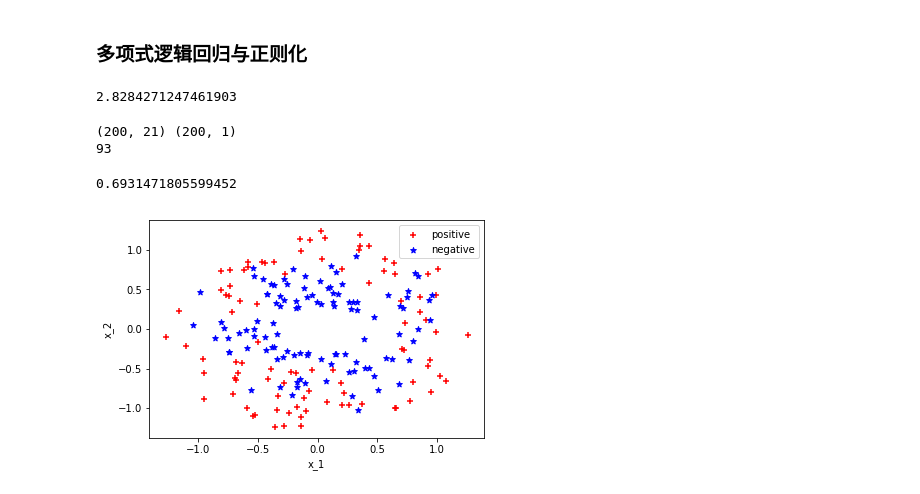
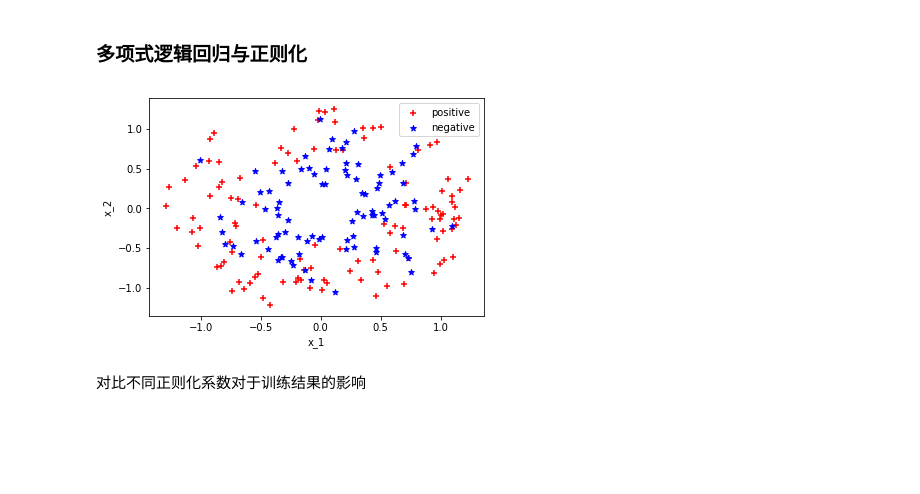
Before and after one commit to TapasTech/EasyShare-ML, a Jupyter notebook: Logistic-Regression.ipynb, the cells around one changed output. Saved outputs shown, nothing was run; the diff lists cells and outputs as text; code cells hidden in the pictures; blank space fills up the shorter version.

```diff
--- a/Logistic-Regression.ipynb
+++ b/Logistic-Regression.ipynb
@@ -53,8 +72,10 @@ print(sum(y.flatten()))
 def plotData(X, y, xlabel='x_1', ylabel='x_2', axes=None, label_pos='positive', label_neg='negative'):
     pos_index = y[:, 0] == 1
     neg_index = y[:, 0] == 0
-    if axes == None:
+    plt.figure(figsize=(6,6), dpi=80)
+    if not axes:
         axes = plt.gca()
+
     axes.scatter(X[pos_index][:,1], X[pos_index][:,2], marker='+', c='r', label=label_pos)
     axes.scatter(X[neg_index][:,1], X[neg_index][:,2], marker='*', c='b', label=label_neg)
     axes.set_xlabel(xlabel)
@@ -212,26 +231,15 @@ def gradientReg(theta, reg, *args):
     h = sigmoid(XX.dot(theta.reshape(-1,1)))
     grad = (1/m)*XX.T.dot(h-y) + (reg/m)*np.r_[[[0]],theta[1:].reshape(-1,1)]
     return(grad.flatten())
-# %%
-dx= 10
-print(calcDist([2,2],[0,0]))
-# %% [output]
-2.8284271247461903
 # %%
 m = 200
-degree = 5
-X, y = generateRadialData(m, 1, 0.7)
+degree = 6
+X, y = generateRadialData(m, 1, 0.8)
 poly = PolynomialFeatures(degree)
 XX = poly.fit_transform(X)
-print(XX.shape, y.shape)
 plotData(XX, y)
-print(np.sum(y))
-
-initial_theta = np.zeros(XX.shape[1])
-costFunctionReg(initial_theta, 1, XX, y)
 # %% [output]
-(200, 21) (200, 1)
-93
-0.6931471805599452
-[figure, old version]
+[figure, new version]
+# %% [markdown]
+对比不同正则化系数对于训练结果的影响
 # %%
```
Also changed, not shown: parts of 13 cells of this notebook, 7 other files.
